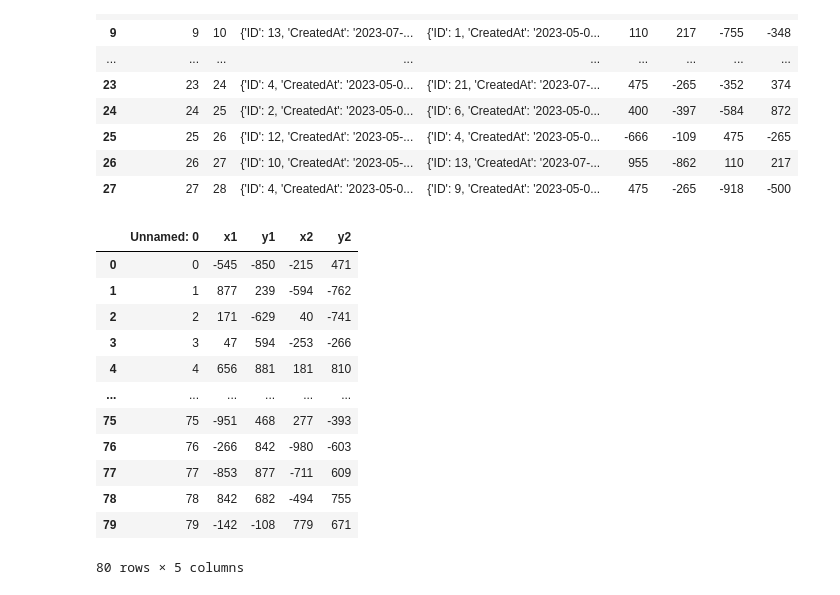
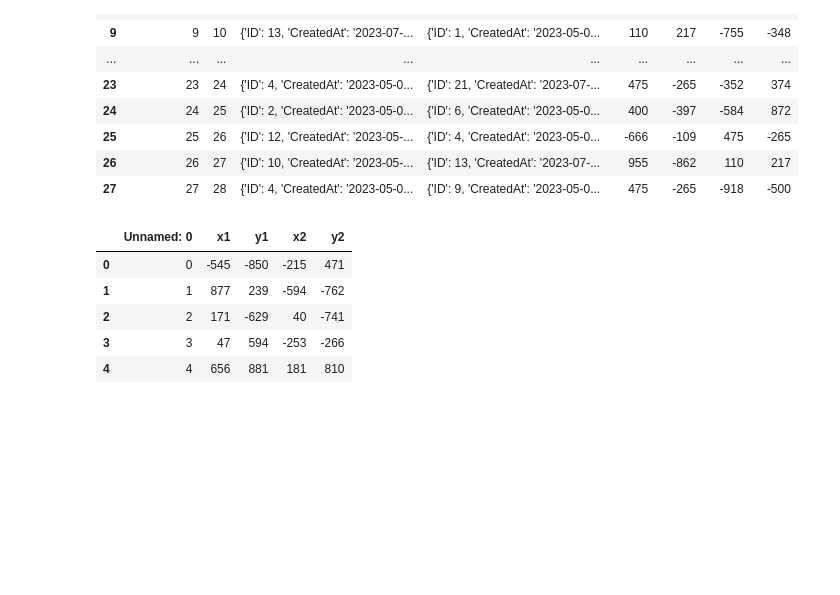
Before and after one commit to asaldelkhosh/Line-Recommendation, a Jupyter notebook: main.ipynb, the cells around one changed output. Saved outputs shown, nothing was run; the diff lists cells and outputs as text; code cells hidden in the pictures; blank space fills up the shorter version.

```diff
--- a/main.ipynb
+++ b/main.ipynb
@@ -129,19 +134,12 @@ df_routes.drop(['Unnamed: 0', 'start', 'stop'], axis=1, inplace=True)
 # %%
 df_searches = pd.read_csv('data_searches.csv')
 # %%
-df_searches.head(80)
+df_searches.head()
 # %% [output]
 |  | Unnamed: 0 | x1 | y1 | x2 | y2 |
 | 0 | 0 | -545 | -850 | -215 | 471 |
 | 1 | 1 | 877 | 239 | -594 | -762 |
 | 2 | 2 | 171 | -629 | 40 | -741 |
 | 3 | 3 | 47 | 594 | -253 | -266 |
 | 4 | 4 | 656 | 881 | 181 | 810 |
-| ... | ... | ... | ... | ... | ... |
-| 75 | 75 | -951 | 468 | 277 | -393 |
-| 76 | 76 | -266 | 842 | -980 | -603 |
-| 77 | 77 | -853 | 877 | -711 | 609 |
-| 78 | 78 | 842 | 682 | -494 | 755 |
-| 79 | 79 | -142 | -108 | 779 | 671 |
-80 rows × 5 columns
 # %%
```
Also changed, not shown: parts of 21 cells of this notebook, 1 other file.
